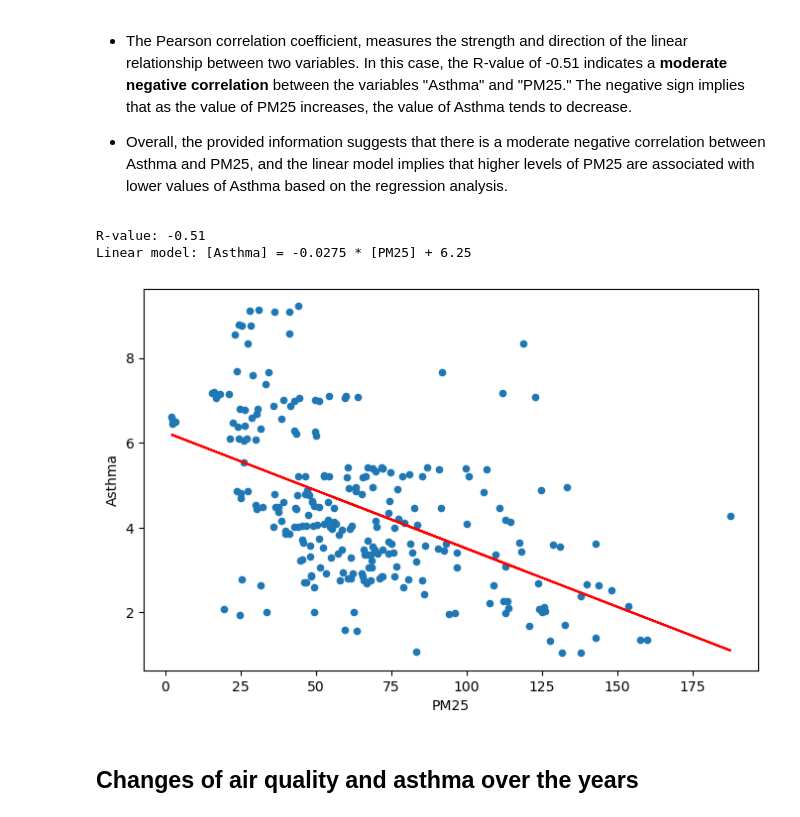
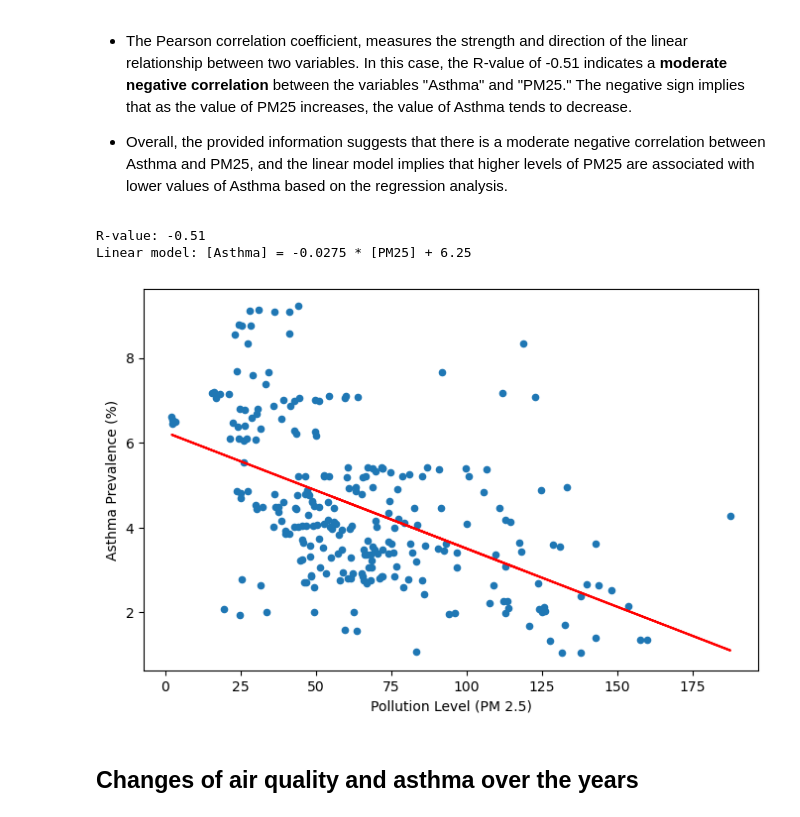
Before and after one commit to benoitchamot/AirQuality_and_Happiness, a Jupyter notebook: Analysis_AirQuality_and_Asthma.ipynb, the cells around one changed output. Cells and saved outputs as stored; diff of their text form; code cells hidden in the pictures.

```diff
--- a/Analysis_AirQuality_and_Asthma.ipynb
+++ b/Analysis_AirQuality_and_Asthma.ipynb
@@ -201,23 +201,28 @@ We first look at the overall correlation by pulling the data for PM25 and asthma
 # %%
 # Show a scatter plot of PM25 versus Asthma prevalence for all countries and all years
 analysis_df.plot.scatter(x='PM25',y='Asthma', figsize=(8,5))
 
 # Create a linear regression model based on the PM25 and Asthma data
 x_data = analysis_df['PM25']
 y_data = analysis_df['Asthma']
 [slope, intercept, rvalue, pvalue, stdeve] = stats.linregress(x_data,y_data)
 print(f"R-value: {rvalue:.2f}")
 print(f"Linear model: [Asthma] = {slope:.4f} * [PM25] + {intercept:.2f}")
 
 y_reg = slope*x_data+intercept
 plt.plot(x_data,y_reg,'r')
+plt.xlabel('Pollution Level (PM 2.5)')
+plt.ylabel('Asthma Prevalence (%)')
+
+# Save image
+plt.savefig('Images/PM25_and_Asthma.png')
 
 # Show plot
 plt.show()
 # %% [output]
 R-value: -0.51
 Linear model: [Asthma] = -0.0275 * [PM25] + 6.25
-[figure, old version]
+[figure, new version]
 # %% [markdown]
 ## Changes of air quality and asthma over the years
 # %% [markdown]
```
Also changed, not shown: 9 other files.
